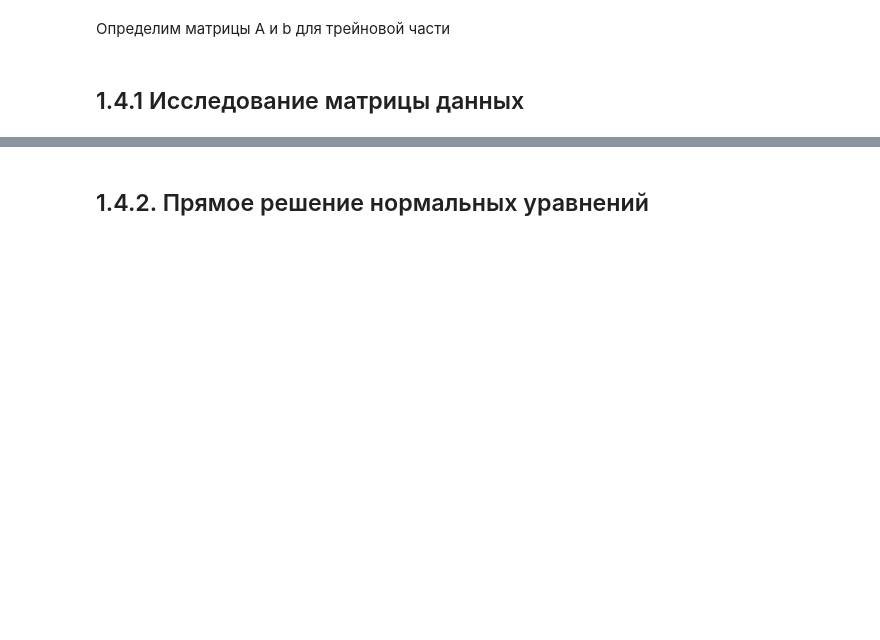
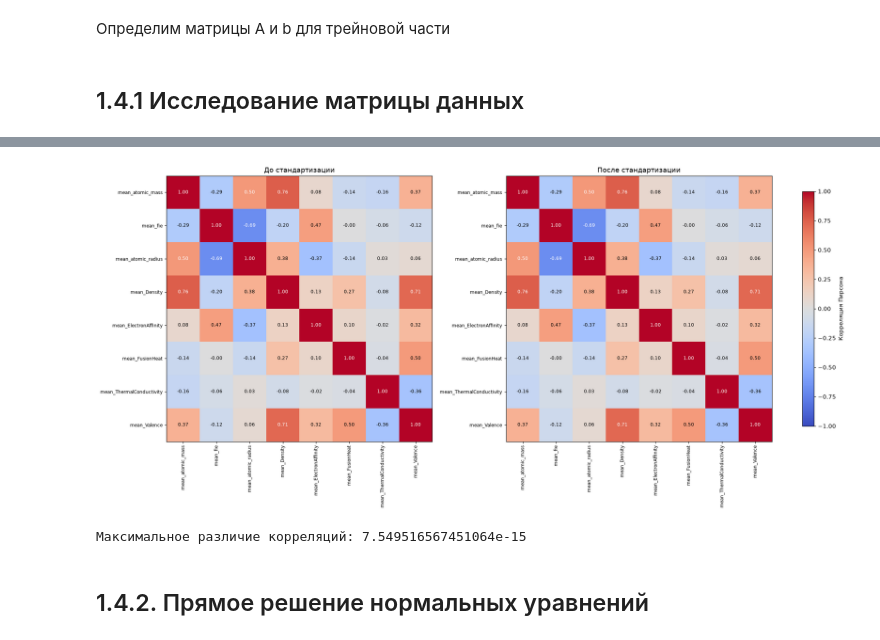
Before and after one commit to aibryanov/MOMO_labs, a Jupyter notebook: lab_1/lab_1.ipynb, the cells around one changed output, grey strips where cells are left out. Drawn from its saved outputs; the diff is of its cells as text; code cells hidden in the pictures; blank space fills up the shorter version.

```diff
--- a/lab_1/lab_1.ipynb
+++ b/lab_1/lab_1.ipynb
@@ -203,3 +300,32 @@ b_train = X_train.T @ y_train
+# %%
+X_train_std_df = pd.DataFrame(X_train_std, index=X_train.index, columns=X_train.columns)
+
+corr_train = X_train.corr(method="pearson")
+corr_train_std = X_train_std_df.corr(method="pearson")
+
+fig, axes = plt.subplots(1, 2, figsize=(18, 9), layout="constrained")
+for ax, corr, title in zip(
+    axes,
+    (corr_train, corr_train_std),
+    ("До стандартизации", "После стандартизации"),
+):
+    image = ax.imshow(corr.to_numpy(), cmap="coolwarm", vmin=-1, vmax=1)
+    ticks = np.arange(len(corr.columns))
+    ax.set_xticks(ticks, labels=corr.columns, rotation=90, fontsize=8)
+    ax.set_yticks(ticks, labels=corr.index, fontsize=8)
+    ax.set_title(title)
+    for row in range(len(corr)):
+        for col in range(len(corr.columns)):
+            value = corr.iloc[row, col]
+            ax.text(col, row, f"{value:.2f}", ha="center", va="center", fontsize=8, color="white" if abs(value) > 0.5 else "black")
+
+fig.colorbar(image, ax=axes, shrink=0.7, label="Корреляция Пирсона")
+plt.show()
+
+print("Максимальное различие корреляций:", np.max(np.abs(corr_train.to_numpy() - corr_train_std.to_numpy())))
+# %% [output]
+[figure, added]
+Максимальное различие корреляций: 7.549516567451064e-15
 # %% [markdown]
 ## 1.4.2. Прямое решение нормальных уравнений
 # %% [markdown]
```
Also changed, not shown: parts of 16 cells of this notebook.
